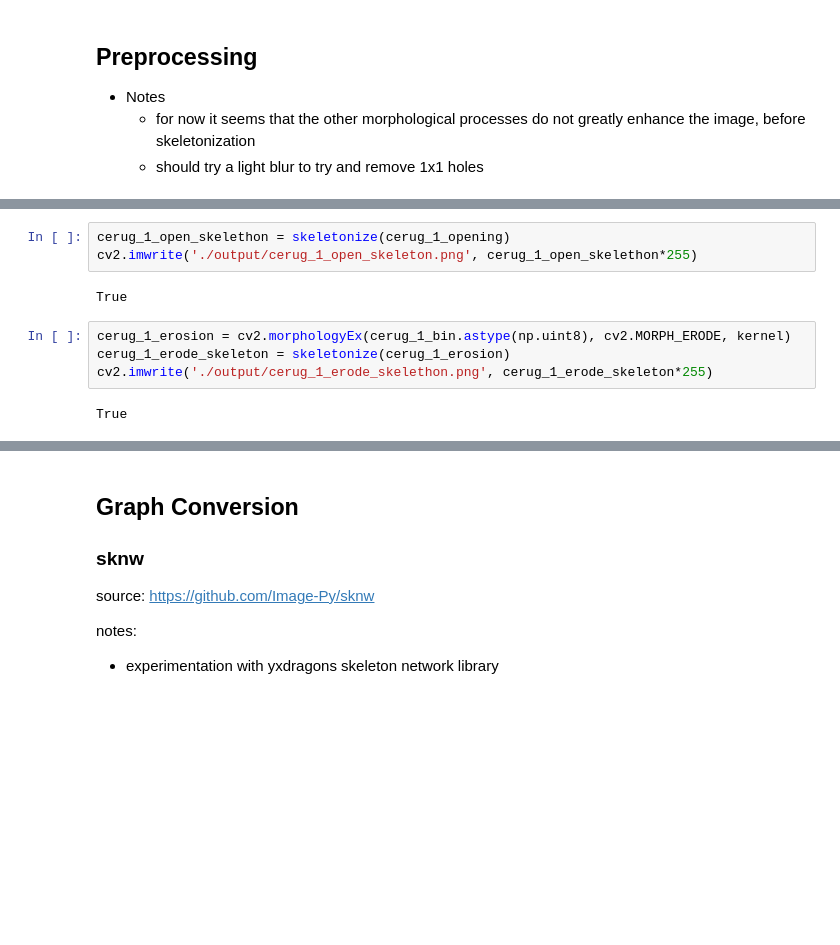
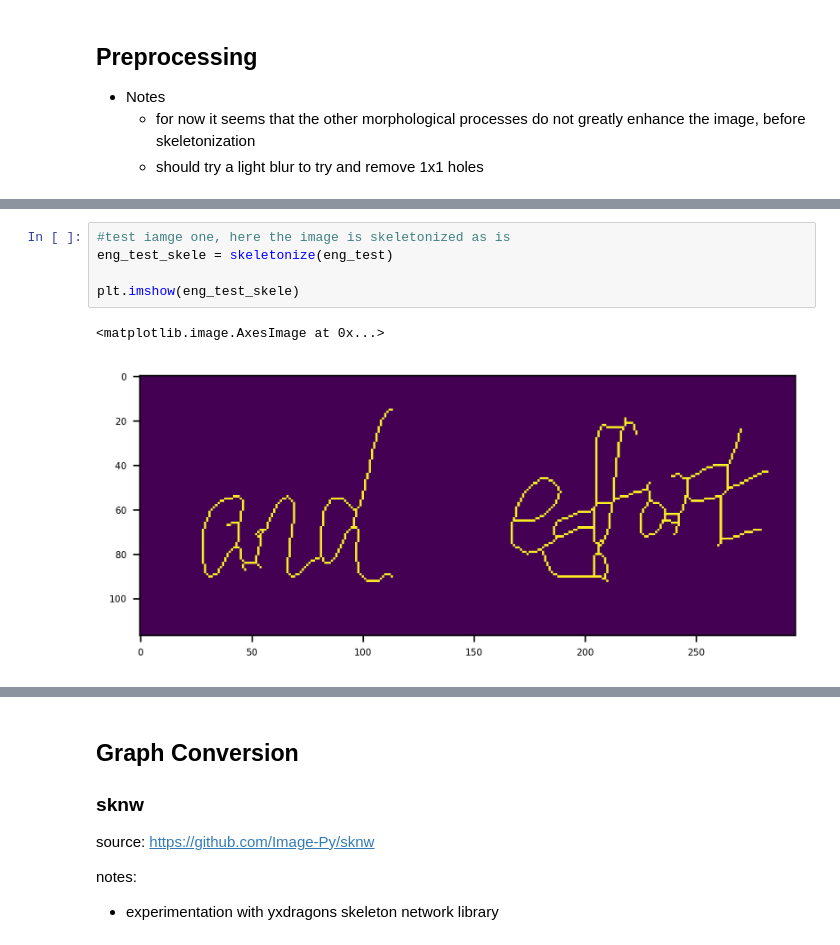
Before and after one commit to justjude97/MultiScript-Handwriting-Identification-with-Stroke-Decomposition, a Jupyter notebook: Code and Experiments/experimentation/stroke decomposition.ipynb, the cells around one changed output, grey strips where cells are left out. Drawn from its saved outputs; the diff is of its cells as text; blank space fills up the shorter version.

```diff
--- a/Code and Experiments/experimentation/stroke decomposition.ipynb
+++ b/Code and Experiments/experimentation/stroke decomposition.ipynb
@@ -63,11 +36,8 @@ plt.imshow(cerug_1_skele, cmap='gray')
-# %%
-cerug_1_open_skelethon = skeletonize(cerug_1_opening)
-cv2.imwrite('./output/cerug_1_open_skeleton.png', cerug_1_open_skelethon*255)
-# %% [output]
-True
-# %%
-cerug_1_erosion = cv2.morphologyEx(cerug_1_bin.astype(np.uint8), cv2.MORPH_ERODE, kernel)
-cerug_1_erode_skeleton = skeletonize(cerug_1_erosion)
-cv2.imwrite('./output/cerug_1_erode_skelethon.png', cerug_1_erode_skeleton*255)
-# %% [output]
-True
+# %%
+#test iamge one, here the image is skeletonized as is
+eng_test_skele = skeletonize(eng_test)
+
+plt.imshow(eng_test_skele)
+# %% [output]
+<matplotlib.image.AxesImage at 0x...>
+[figure, added]
```
Also changed, not shown: parts of 27 cells of this notebook, 5 other files.
